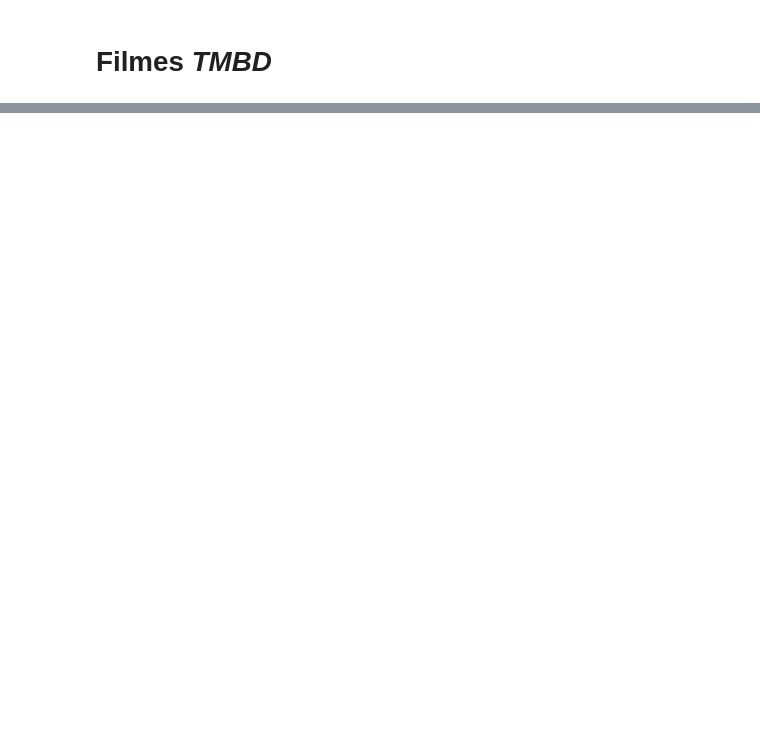
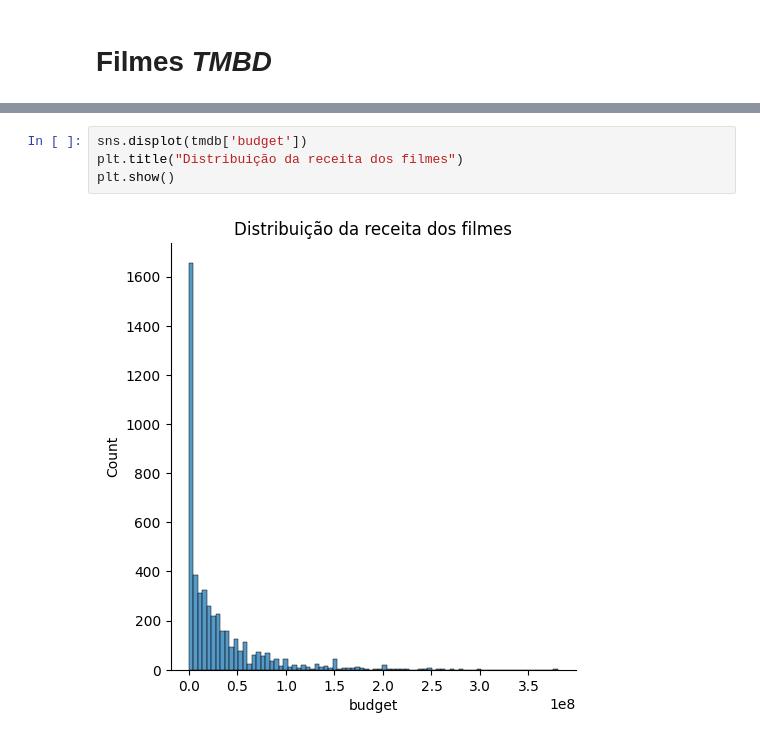
Before and after one commit to Barabarr/data_science, a Jupyter notebook: Introdução_a_Data_Science.ipynb, the cells around one changed output, grey strips where cells are left out. Drawn from its saved outputs; the diff is of its cells as text; blank space fills up the shorter version.

```diff
--- a/Introdução_a_Data_Science.ipynb
+++ b/Introdução_a_Data_Science.ipynb
@@ -233,0 +171,6 @@ memory usage: 160.0+ bytes
+# %%
+sns.displot(tmdb['budget'])
+plt.title("Distribuição da receita dos filmes")
+plt.show()
+# %% [output]
+[figure, added]
```
Also changed, not shown: parts of 25 cells of this notebook, 6 other files.
